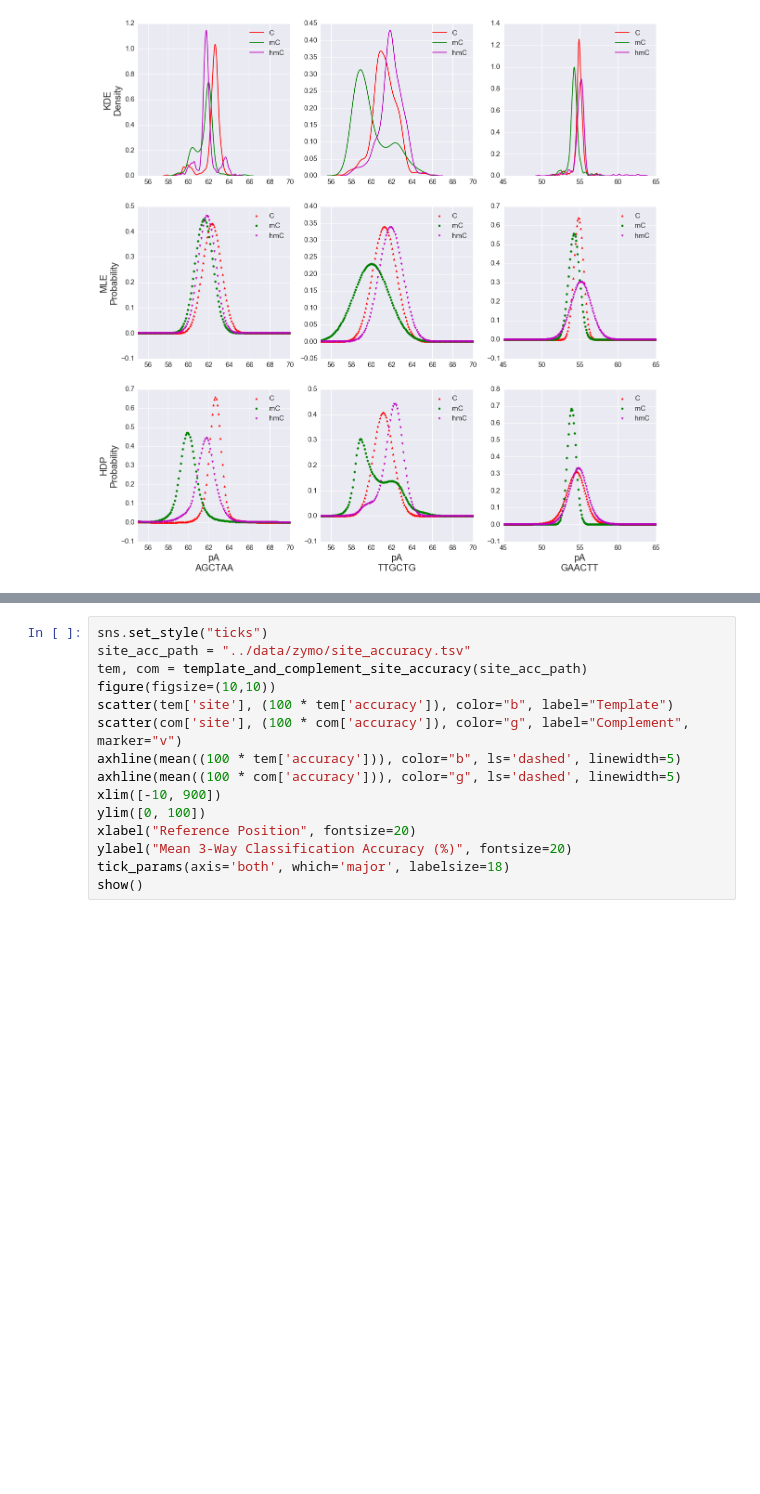
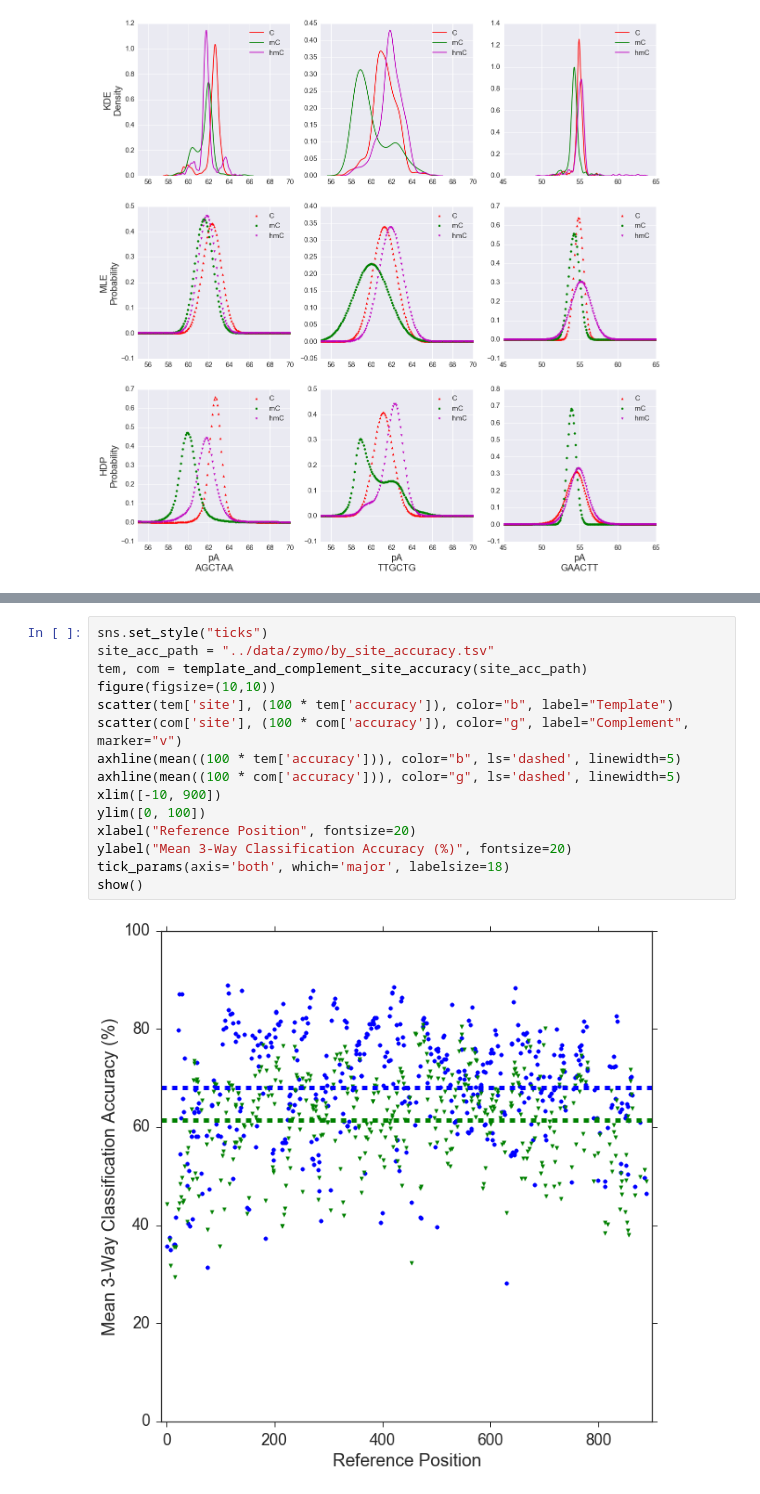
Before and after one commit to ArtRand/CytosineMethylationAnalysis, a Jupyter notebook: notebooks/Zymo_Analysis.ipynb, the cells around one changed output, grey strips where cells are left out. Cells and saved outputs as stored; diff of their text form; blank space fills up the shorter version.

Commit message:
actually added figure

```diff
--- a/notebooks/Zymo_Analysis.ipynb
+++ b/notebooks/Zymo_Analysis.ipynb
@@ -618,15 +623,17 @@ def template_and_complement_site_accuracy(tablefilepath):
 # %%
 sns.set_style("ticks")
-site_acc_path = "../data/zymo/site_accuracy.tsv"
+site_acc_path = "../data/zymo/by_site_accuracy.tsv"
 tem, com = template_and_complement_site_accuracy(site_acc_path)
 figure(figsize=(10,10))
 scatter(tem['site'], (100 * tem['accuracy']), color="b", label="Template")
 scatter(com['site'], (100 * com['accuracy']), color="g", label="Complement", marker="v")
 axhline(mean((100 * tem['accuracy'])), color="b", ls='dashed', linewidth=5)
 axhline(mean((100 * com['accuracy'])), color="g", ls='dashed', linewidth=5)
 xlim([-10, 900])
 ylim([0, 100])
 xlabel("Reference Position", fontsize=20)
 ylabel("Mean 3-Way Classification Accuracy (%)", fontsize=20)
 tick_params(axis='both', which='major', labelsize=18)
 show()
+# %% [output]
+[figure, added]
```
Also changed, not shown: parts of 1 cell of this notebook.
